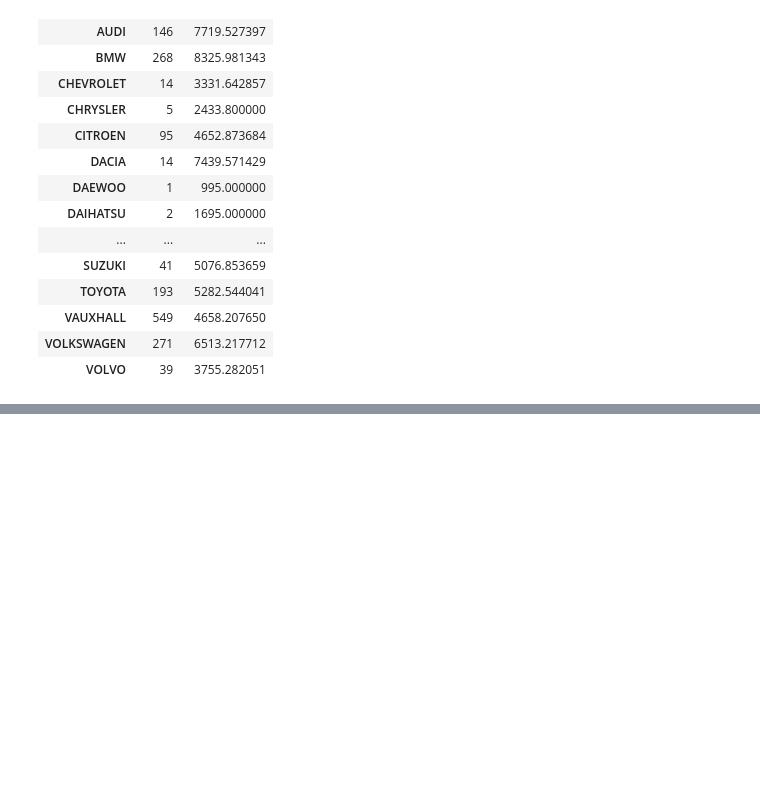
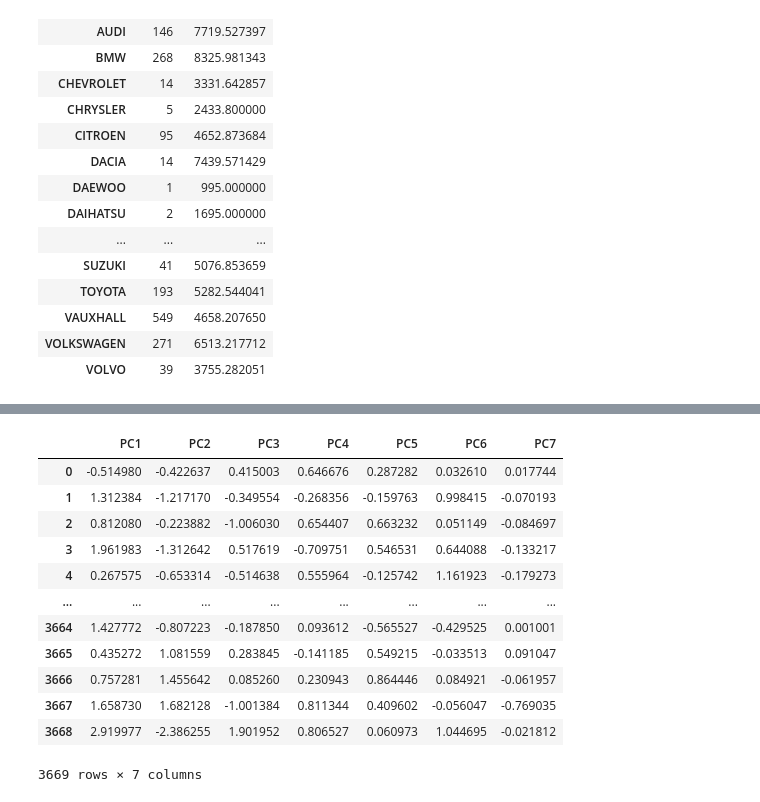
Before and after one commit to kahram-y/first-repository, a Jupyter notebook: DataCleansing/datatrans.ipynb, the cells around one changed output, grey strips where cells are left out. Cells and saved outputs as stored; diff of their text form; code cells hidden in the pictures; blank space fills up the shorter version.

```diff
--- a/DataCleansing/datatrans.ipynb
+++ b/DataCleansing/datatrans.ipynb
@@ -636,12 +636,11 @@ rs = RobustScaler()     # Robust Scaler를 rs 변수로 정의
-# %%
-numeric_cols = car_df.select_dtypes(include=['int64', 'float64']).columns       # 수치형 컬럼만 선택
-car_df[numeric_cols] = rs.fit_transform(car_df[numeric_cols])       # robust scaling을 적용한 데이터프레임을 car_df 변수에 다시 저장
+# %%
+# robust scaling을 적용한 데이터프레임을 car_df 변수에 다시 저장
+car_df = pd.DataFrame(rs.fit_transform(car_df), columns = car_df.columns)
 # %%
 from sklearn.decomposition import PCA
 # %%
 # 주성분이 5개인 PCA 모델을 정의
-pca = PCA(n_components=5)
+pca = PCA(5)
 # %%
-# Q. car_df 데이터에 PCA를 적용
-
-# [[YOUR CODE]]
+# car_df 데이터에 PCA를 적용
+pca.fit(car_df)
@@ -659,6 +671,19 @@ for i in range(2, 11):
 # %%
 pca = PCA(7)
 # %%
-# Q. 주성분 개수가 7개일 때, PC1~PC7 컬럼을 출력합니다.
-
-# [[YOUR CODE]]
+# 주성분 개수가 7개일 때, PC1~PC7 컬럼을 출력
+pd.DataFrame(pca.fit_transform(car_df), columns = ['PC1','PC2','PC3','PC4','PC5','PC6','PC7'])
+# %% [output]
+|  | PC1 | PC2 | PC3 | PC4 | PC5 | PC6 | PC7 |
+| 0 | -0.514980 | -0.422637 | 0.415003 | 0.646676 | 0.287282 | 0.032610 | 0.017744 |
+| 1 | 1.312384 | -1.217170 | -0.349554 | -0.268356 | -0.159763 | 0.998415 | -0.070193 |
+| 2 | 0.812080 | -0.223882 | -1.006030 | 0.654407 | 0.663232 | 0.051149 | -0.084697 |
+| 3 | 1.961983 | -1.312642 | 0.517619 | -0.709751 | 0.546531 | 0.644088 | -0.133217 |
+| 4 | 0.267575 | -0.653314 | -0.514638 | 0.555964 | -0.125742 | 1.161923 | -0.179273 |
+| ... | ... | ... | ... | ... | ... | ... | ... |
+| 3664 | 1.427772 | -0.807223 | -0.187850 | 0.093612 | -0.565527 | -0.429525 | 0.001001 |
+| 3665 | 0.435272 | 1.081559 | 0.283845 | -0.141185 | 0.549215 | -0.033513 | 0.091047 |
+| 3666 | 0.757281 | 1.455642 | 0.085260 | 0.230943 | 0.864446 | 0.084921 | -0.061957 |
+| 3667 | 1.658730 | 1.682128 | -1.001384 | 0.811344 | 0.409602 | -0.056047 | -0.769035 |
+| 3668 | 2.919977 | -2.386255 | 1.901952 | 0.806527 | 0.060973 | 1.044695 | -0.021812 |
+3669 rows × 7 columns
```
Also changed, not shown: parts of 9 cells of this notebook.
